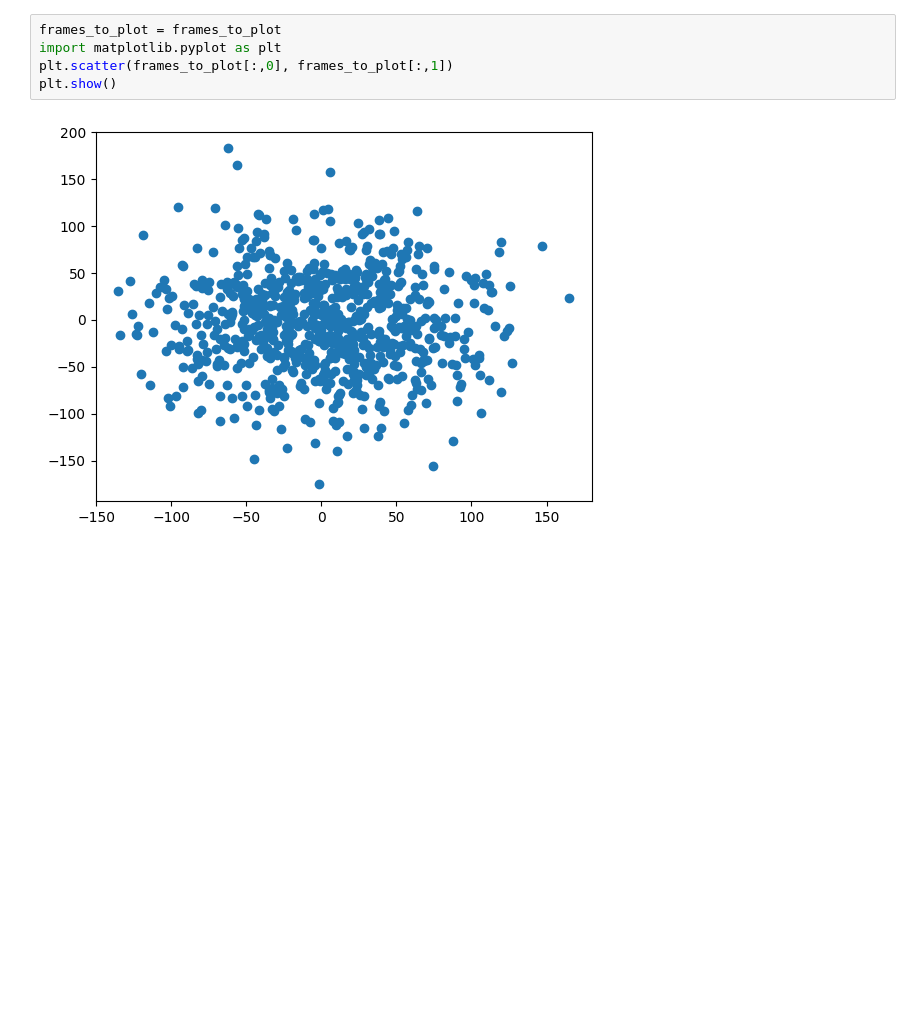
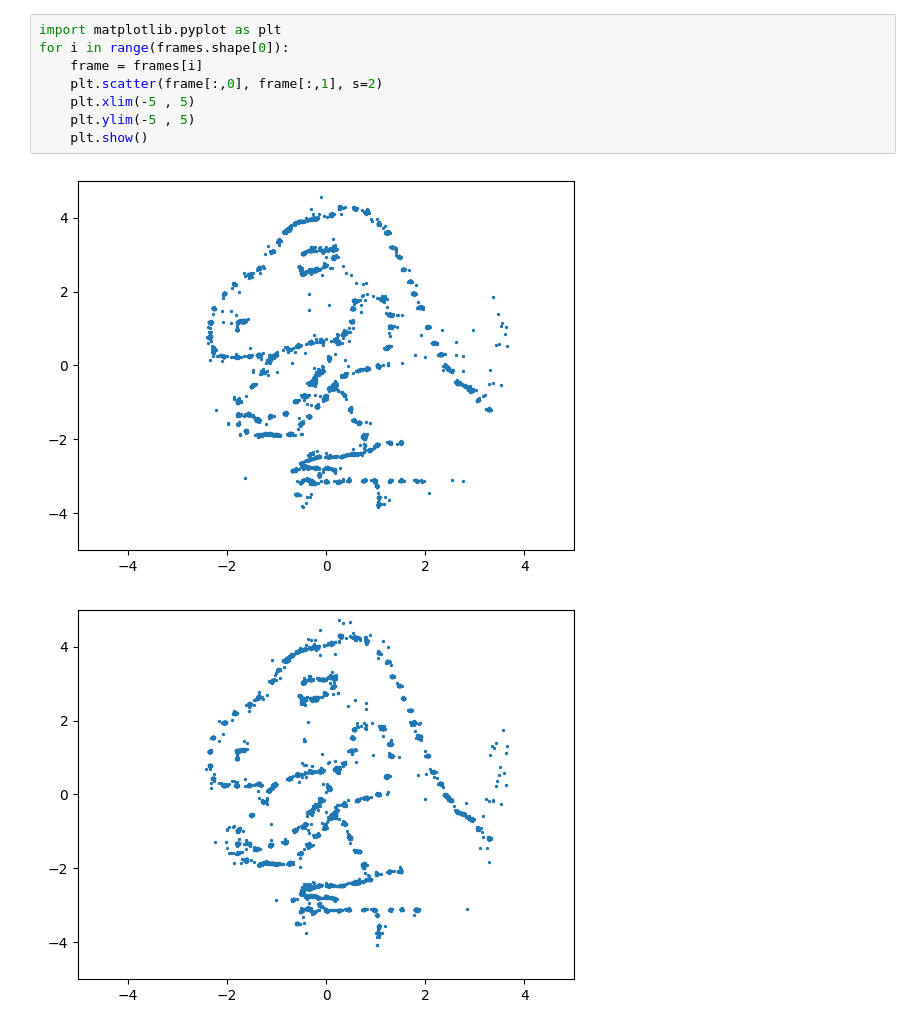
Before and after one commit to saadelhfr/Project_tiny_diffusion, a Jupyter notebook: test.ipynb, the cells around one changed output. Cells and saved outputs as stored; diff of their text form; blank space fills up the shorter version.

```diff
--- a/test.ipynb
+++ b/test.ipynb
@@ -71,7 +25,11 @@ torch.Size([784, 2])
-# %%
-frames_to_plot = frames_to_plot
-import matplotlib.pyplot as plt
-plt.scatter(frames_to_plot[:,0], frames_to_plot[:,1])
-plt.show()
-# %% [output]
-[figure, removed]
+# %%
+import matplotlib.pyplot as plt
+for i in range(frames.shape[0]):
+    frame = frames[i]
+    plt.scatter(frame[:,0], frame[:,1], s=2)
+    plt.xlim(-5 , 5)
+    plt.ylim(-5 , 5)
+    plt.show()
+# %% [output]
+[figure, added]
+[figure, added]
```
Also changed, not shown: parts of 19 cells of this notebook, 31 other files.
